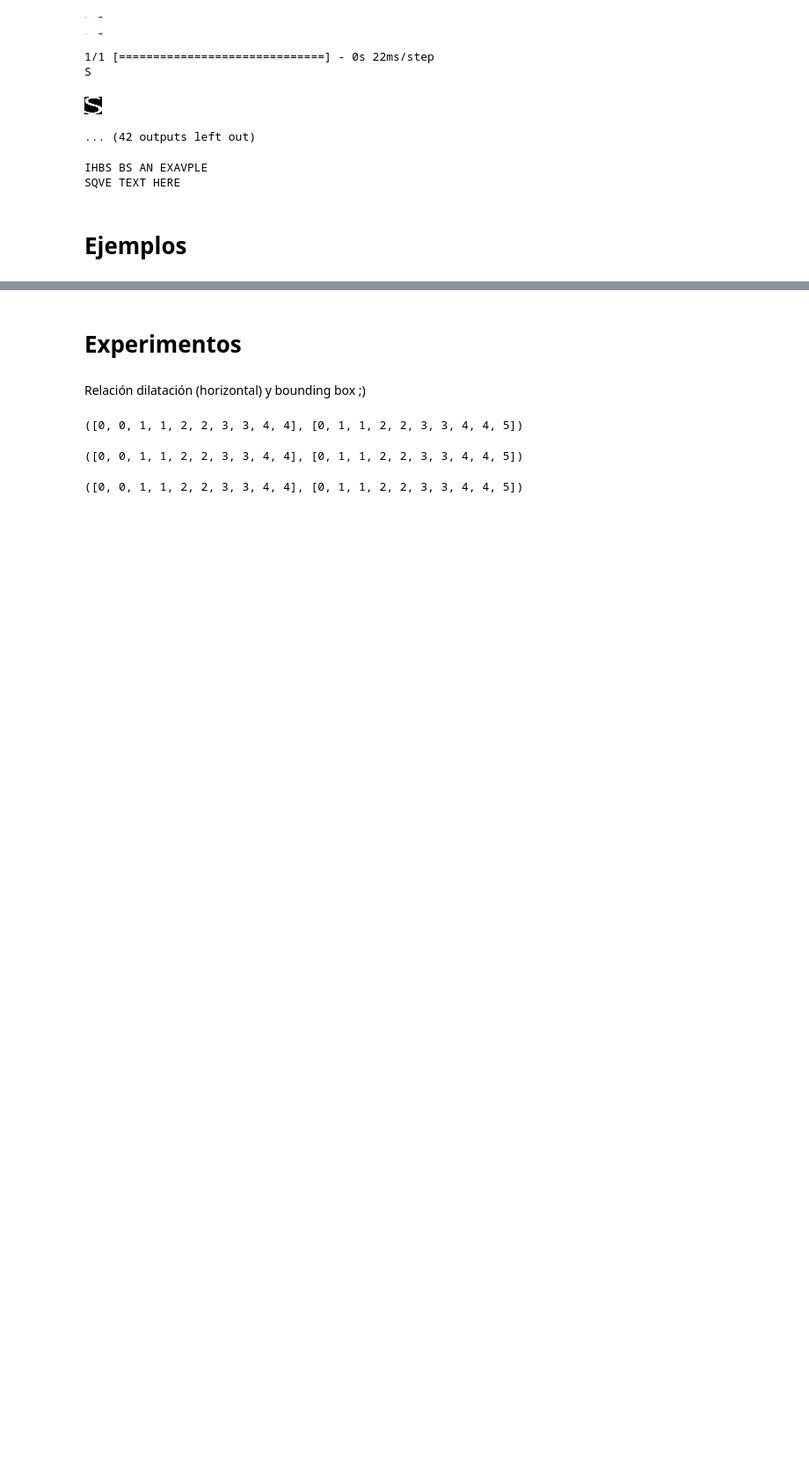
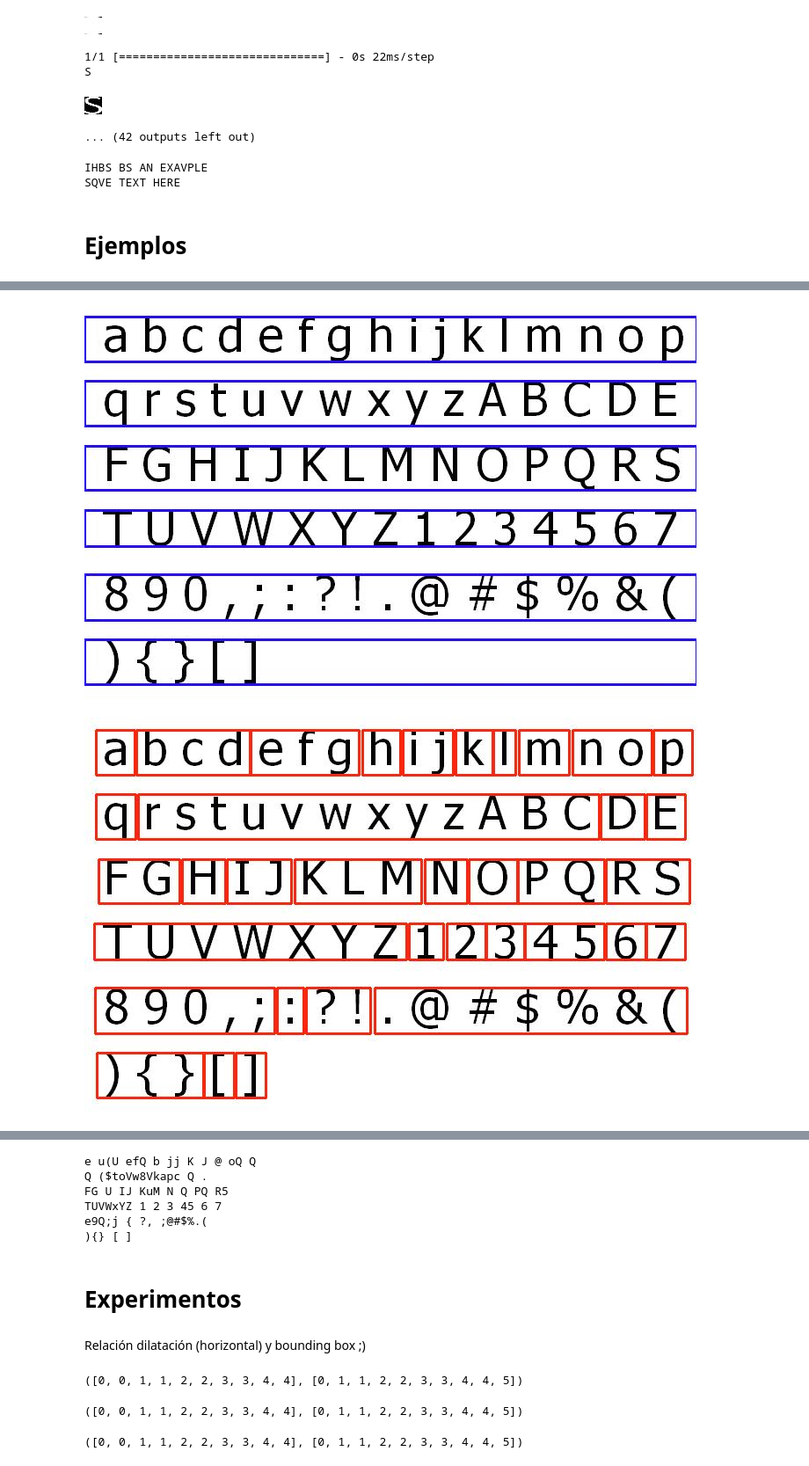
Before and after one commit to OscarRojasG/OCR, a Jupyter notebook: OCR.ipynb, the cells around one changed output, grey strips where cells are left out. Shown at 88% size. Drawn from its saved outputs; the diff is of its cells as text; code cells hidden in the pictures; blank space fills up the shorter version.

Commit message:
new dataset with more characters

```diff
--- a/OCR.ipynb
+++ b/OCR.ipynb
@@ -395,6 +413,9 @@ def get_line_dilation(line_contour):
     letters = cv2.findContours(line_dilate, cv2.RETR_EXTERNAL, cv2.CHAIN_APPROX_SIMPLE)
     letters = letters[0]
 
+    # Si hay una letra, no dilatar
+    if len(letters) == 1: return 1
+
     # Ordenar letras por coordenada X de menor a mayor
     sorted_letters = sorted(letters, key=lambda x: cv2.boundingRect(x)[0])
 
@@ -404,6 +425,9 @@ def get_line_dilation(line_contour):
         x1, y1, w1, h1 = cv2.boundingRect(sorted_letters[i])
         x2, y2, w2, h2 = cv2.boundingRect(sorted_letters[i+1])
         d.append(x2-(x1+w1))
+
+    # Si hay dos letras, considerar ambas como una palabra...
+    if len(letters) == 2: return d[0] + 1
 
     d = np.array(d).reshape(-1, 1)
 
@@ -498,10 +522,12 @@ def get_contours(image_contour):
 
     return contours
 # %%
+chars = string.ascii_lowercase + string.ascii_uppercase + '1234567890,;:?!.@#$%&(){}[]'
+
 def model_predict(image_arr):
     prob = model.predict(np.array([image_arr]), verbose=0)
     pred = prob.argmax()
-    letter = chr(ord('A') + pred)
+    letter = chars[pred]
 
     return letter
 
@@ -580,7 +606,7 @@ def show_image(image):
     img.save(bio, format='jpeg')
     return display(Image(bio.getvalue(), format='jpeg'))
 # %%
-def draw_contours(image, contours):
+def draw_contours(image, contours, draw_lines=True, draw_words=True, draw_letters=True):
     img_lines = image.copy()
     img_words = image.copy()
     img_letters = image.copy()
@@ -609,17 +635,17 @@ def draw_contours(image, contours):
                 # Dibujar contorno mínimo
                 cv2.rectangle(img_letters, (x+xw+xc+xm,y+yw+yc+ym), (x+xw+xc+xm+wm, y+yw+yc+ym+hm), (36,255,12), 1)
 
-    show_image(img_lines)
-    show_image(img_words)
-    show_image(img_letters)
+    if draw_lines: show_image(img_lines)
+    if draw_words: show_image(img_words)
+    if draw_letters: show_image(img_letters)
 # %%
 def get_text(filename, verbose=False):
     img, preimg = preprocessing_image(filename)
     contours = get_contours(preimg)
     if verbose: draw_contours(img, contours)
-    #text = predict_text(preimg, contours)
+    text = predict_text(preimg, contours)
 
-    #return text
+    return text
 # %%
 text = get_text("example5.png", True)
 print(text)
@@ -646,0 +690,6 @@ None
+# %%
+text = get_text("dataset/1.png", True)
+print(text)
+# %% [output]
+[figure, added]
+[figure, added]
@@ -647,3 +697,9 @@ None
+e u(U efQ b jj K J @ oQ Q
+Q ($toVw8Vkapc Q .
+FG U IJ KuM N Q PQ R5
+TUVWxYZ 1 2 3 45 6 7
+e9Q;j { ?, ;@#$%.(
+){} [ ]
 # %% [markdown]
 # Experimentos
 # %% [markdown]
```
Also changed, not shown: parts of 27 cells of this notebook.
